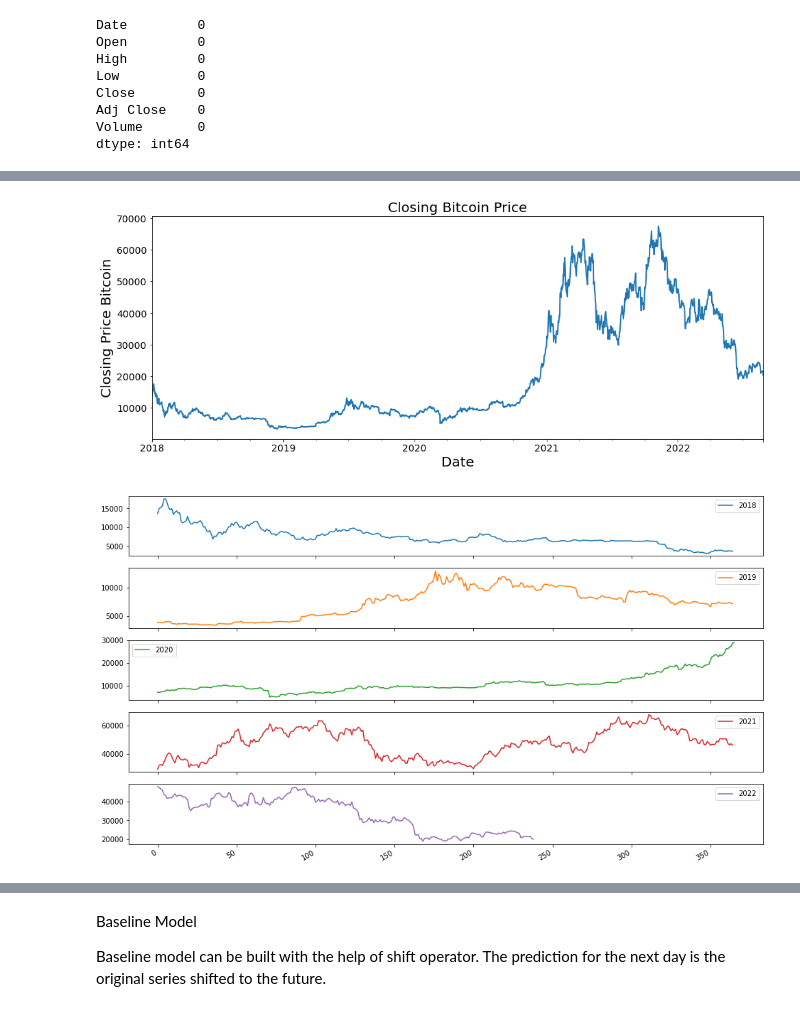
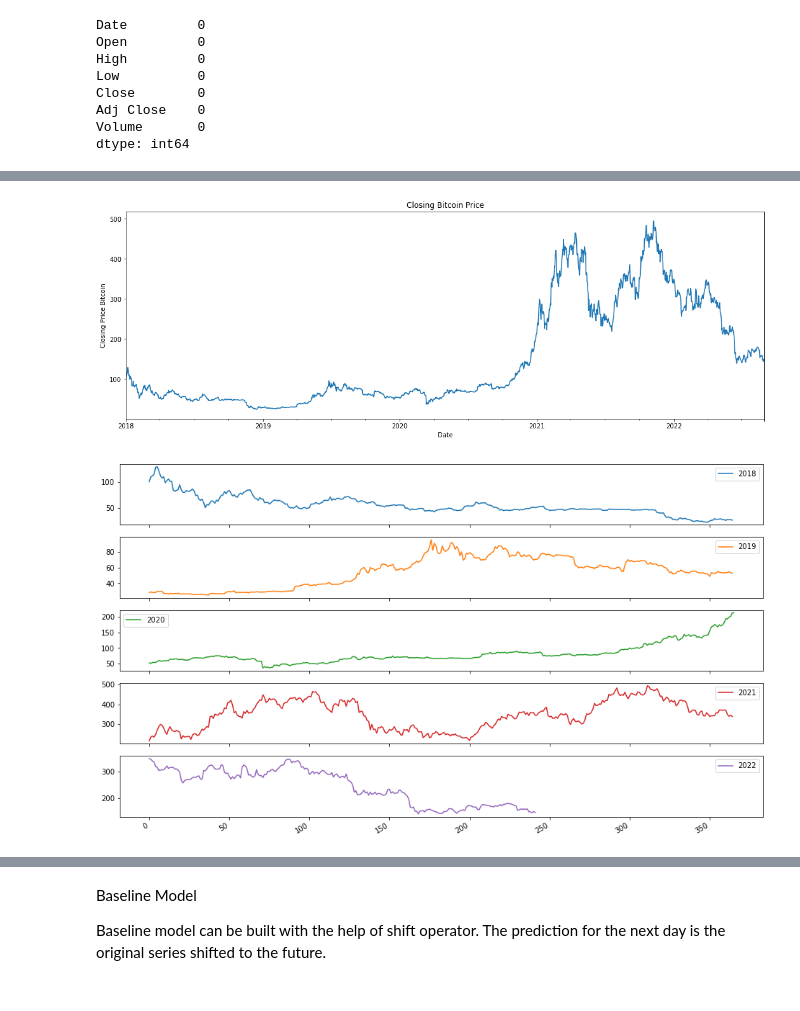
Before and after one commit to VolhaP87/Cryptocurrency_Prediction_Analysis, a Jupyter notebook: Cryptocurrency.ipynb, the cells around one changed output, grey strips where cells are left out. Saved outputs shown, nothing was run; the diff lists cells and outputs as text; code cells hidden in the pictures.

```diff
--- a/Cryptocurrency.ipynb
+++ b/Cryptocurrency.ipynb
@@ -67,5 +67,5 @@ bitcoin_df.tail()
 # %%
-ethereum_df = pd.read_csv('ETH-USD (1).csv')
+ethereum_df = pd.read_csv('ETH-USD (2).csv')
 ethereum_df.head()
 # %% [output]
 |  | Date | Open | High | Low | Close | Adj Close | Volume |
@@ -179,5 +128,5 @@ tether_df.tail()
 # %%
-joined_df = bitcoin_df.join(ethereum_df, how='outer', rsuffix=' Ethereum').join(tether_df, how='outer', rsuffix=' Tether')
+joined_df = bitcoin_df.join(ethereum_df, how='outer', rsuffix=' Ethereum')
 joined_df.dropna(inplace=True)
 joined_df
 # %% [output]
@@ -204,5 +170 @@ Close Tether      0
 dtype: int64
-# %%
-df = joined_df.rename(columns={"Close" : "Close Bitcoin"})
-df = df['2018':]
-df
@@ -259,0 +196,6 @@ axes[2].set_title('Tether Density Plot');
+# %%
+# Normalize the data
+first_value_bitcoin = df['Close Bitcoin'].iloc[0]
+first_value_ethereum = df['Close Ethereum'].iloc[0]
+bitcoin_normalized = df['Close Bitcoin'].div(first_value_bitcoin).mul(100)
+ethereum_normalized = df['Close Ethereum'].div(first_value_ethereum).mul(100)
@@ -260,19 +211,18 @@ axes[2].set_title('Tether Density Plot');
 # %%
-df['Close Bitcoin'].plot(figsize=(16,6), linewidth=2, fontsize=14)
-plt.xlabel('Date', fontsize=20)
-plt.ylabel('Closing Price Bitcoin', fontsize=20)
-plt.title('Closing Bitcoin Price', fontsize=20);
+bitcoin_normalized.plot(figsize=(18,6))
+plt.xlabel('Date')
+plt.ylabel('Closing Price Bitcoin')
+plt.title('Closing Bitcoin Price');
 # %% [output]
-[figure, old version]
+[figure, new version]
 # %%
-bitcoin = df['Close Bitcoin']
-groups_yearly = bitcoin.groupby(pd.Grouper(freq='A'))
+groups_yearly = bitcoin_normalized.groupby(pd.Grouper(freq='A'))
 year_bitcoin = pd.concat([pd.DataFrame(x[1].values) for x in groups_yearly], axis=1)
 year_df_bitcoin = pd.DataFrame(year_bitcoin)
 year_df_bitcoin.columns = ['2018', '2019', '2020', '2021', '2022']
 year_df_bitcoin.plot(figsize=(16,10), subplots=True, legend=True);
 # %% [output]
-[figure, old version]
+[figure, new version]
 # %%
 year_df_bitcoin.plot(figsize = (15,5), subplots=False, legend=True);
 # %% [output]
```
Also changed, not shown: parts of 89 cells of this notebook, 2 other files.
